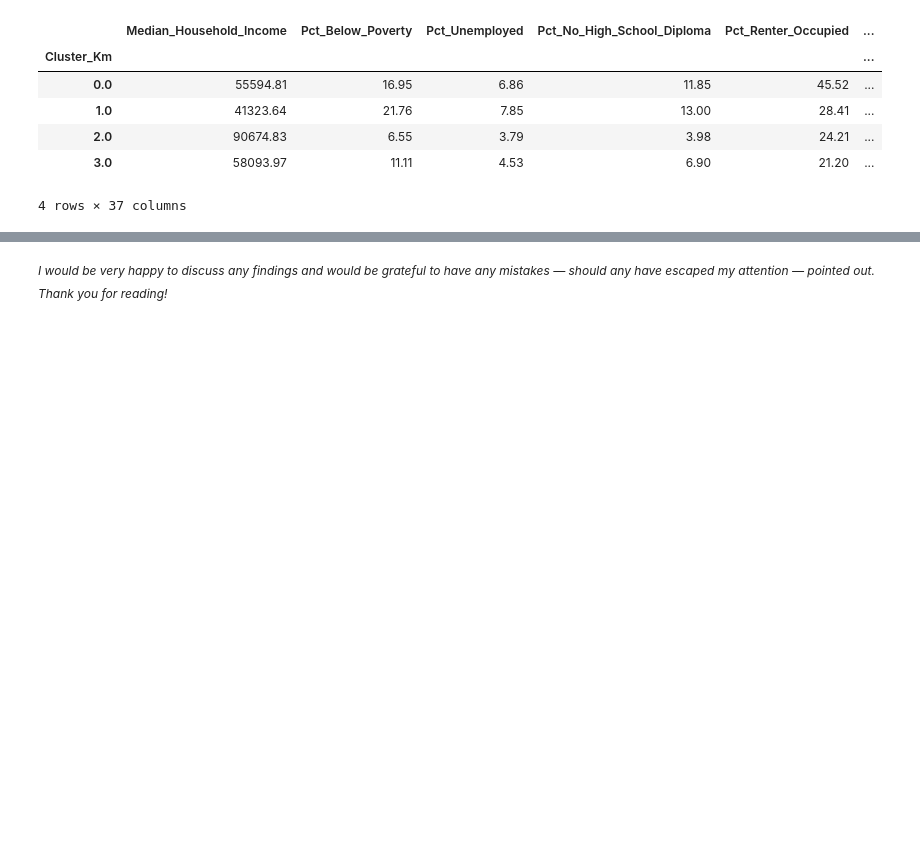
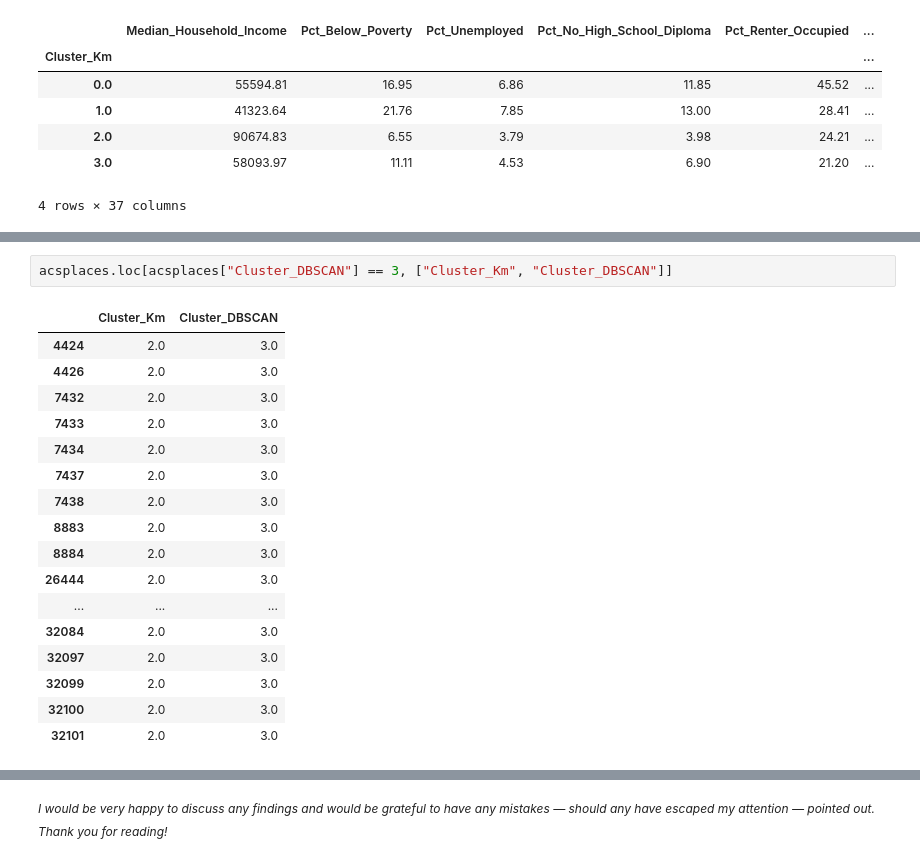
Before and after one commit to andrewnana/Python-Unsupervised-Machine-Learning, a Jupyter notebook: acs-cdc-clustering.ipynb, the cells around one changed output, grey strips where cells are left out. Cells and saved outputs as stored; diff of their text form; blank space fills up the shorter version.

```diff
--- a/acs-cdc-clustering.ipynb
+++ b/acs-cdc-clustering.ipynb
@@ -397,0 +597,20 @@ K-means clustering appears to successfully group ZCTAs in a way that reflects an
+# %%
+acsplaces.loc[acsplaces["Cluster_DBSCAN"] == 3, ["Cluster_Km", "Cluster_DBSCAN"]]
+# %% [output]
+|  | Cluster_Km | Cluster_DBSCAN |
+| 4424 | 2.0 | 3.0 |
+| 4426 | 2.0 | 3.0 |
+| 7432 | 2.0 | 3.0 |
+| 7433 | 2.0 | 3.0 |
+| 7434 | 2.0 | 3.0 |
+| 7437 | 2.0 | 3.0 |
+| 7438 | 2.0 | 3.0 |
+| 8883 | 2.0 | 3.0 |
+| 8884 | 2.0 | 3.0 |
+| 26444 | 2.0 | 3.0 |
+| ... | ... | ... |
+| 32084 | 2.0 | 3.0 |
+| 32097 | 2.0 | 3.0 |
+| 32099 | 2.0 | 3.0 |
+| 32100 | 2.0 | 3.0 |
+| 32101 | 2.0 | 3.0 |
```
Also changed, not shown: parts of 33 cells of this notebook.
